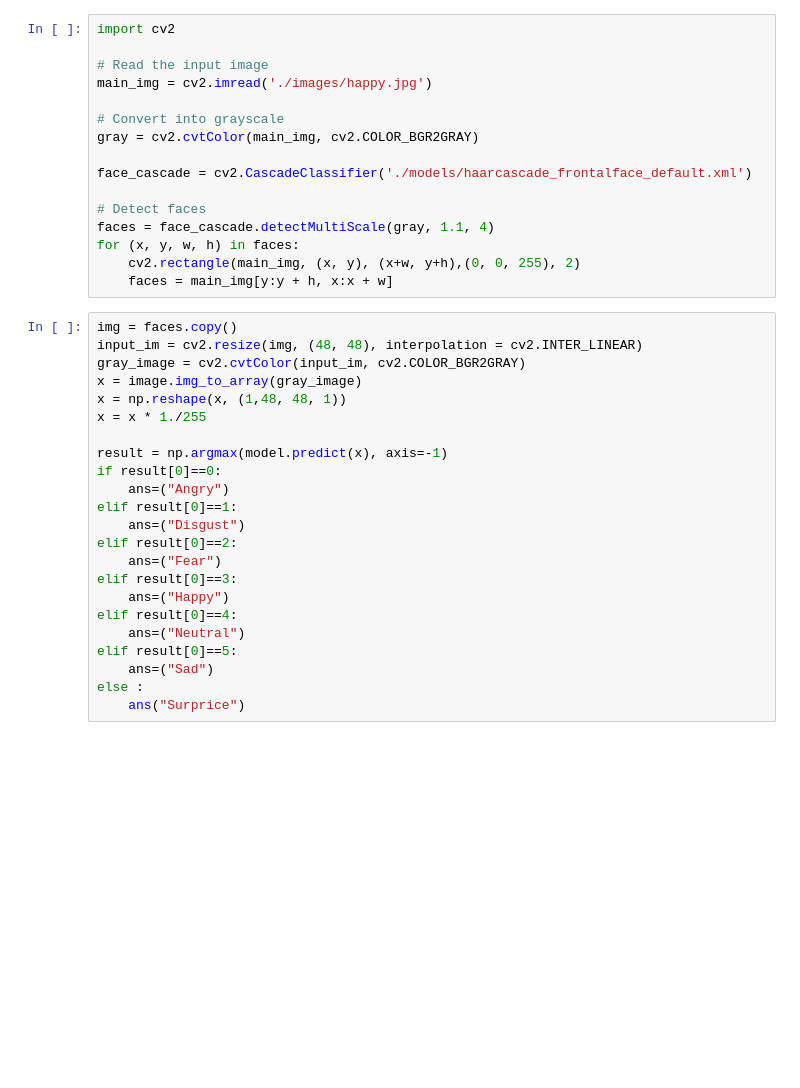
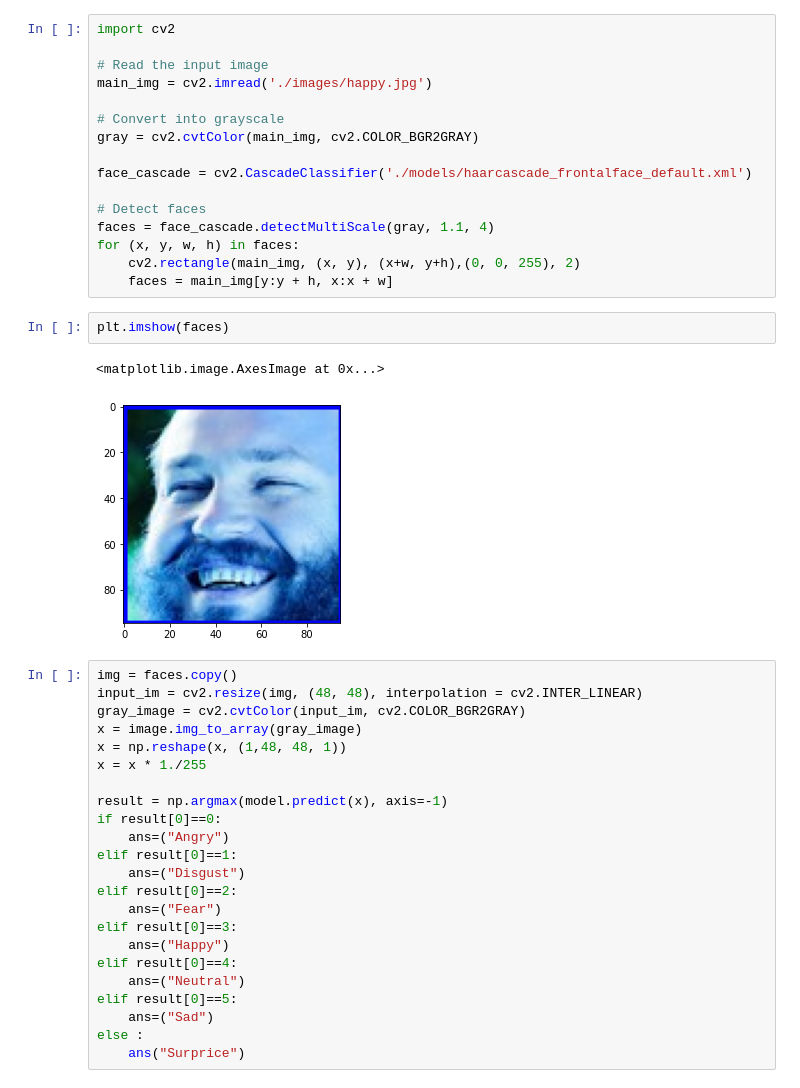
Before and after one commit to espSiyam/FERproject, a Jupyter notebook: 2_ExperssionDetection.ipynb, the cells around one changed output. Cells and saved outputs as stored; diff of their text form; blank space fills up the shorter version.

```diff
--- a/2_ExperssionDetection.ipynb
+++ b/2_ExperssionDetection.ipynb
@@ -28,6 +50,11 @@ faces = face_cascade.detectMultiScale(gray, 1.1, 4)
 for (x, y, w, h) in faces:
     cv2.rectangle(main_img, (x, y), (x+w, y+h),(0, 0, 255), 2)
     faces = main_img[y:y + h, x:x + w]
+# %%
+plt.imshow(faces)
+# %% [output]
+<matplotlib.image.AxesImage at 0x...>
+[figure, added]
 # %%
 img = faces.copy()
 input_im = cv2.resize(img, (48, 48), interpolation = cv2.INTER_LINEAR)
```
Also changed, not shown: parts of 4 cells of this notebook, 10 other files.
